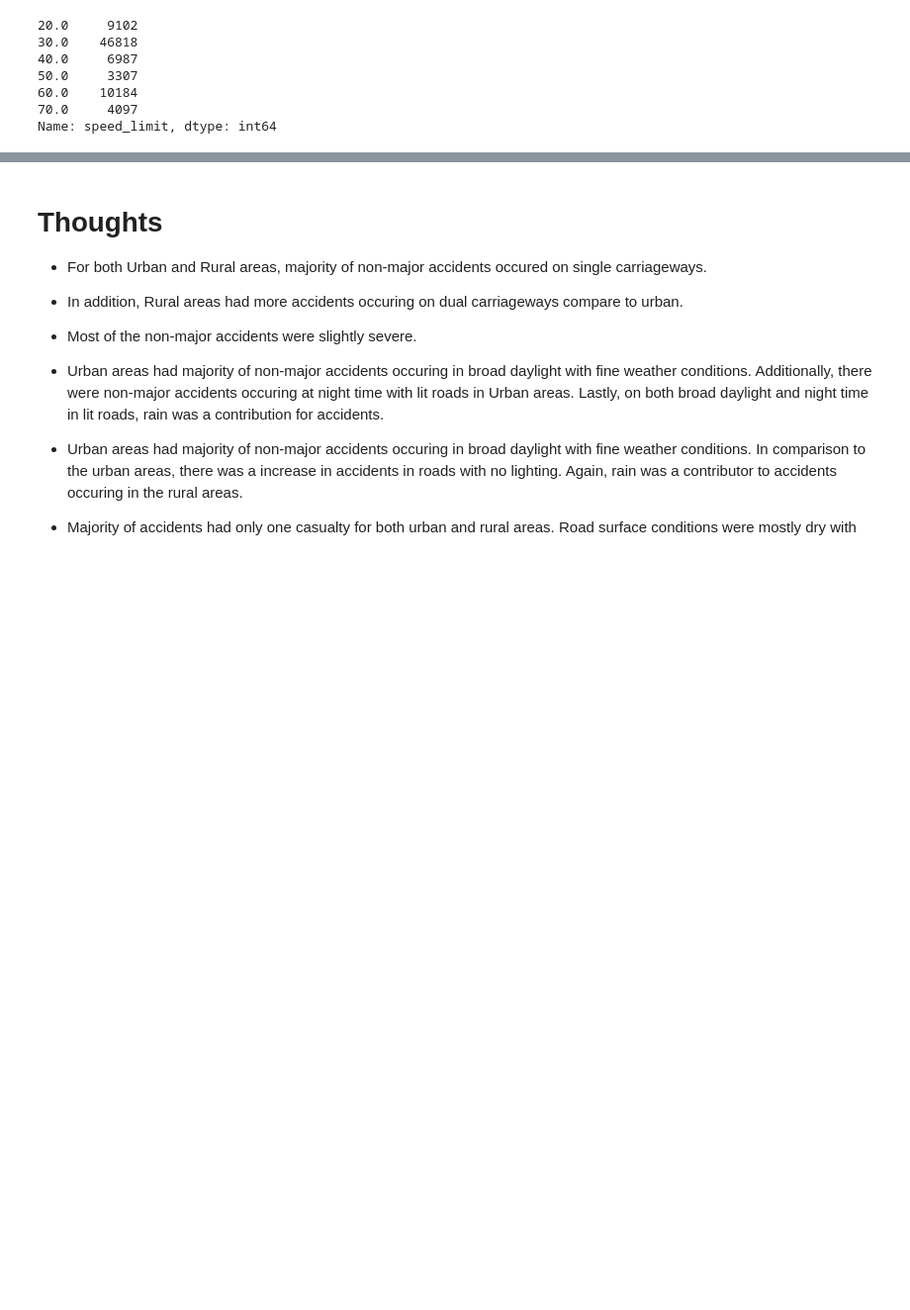
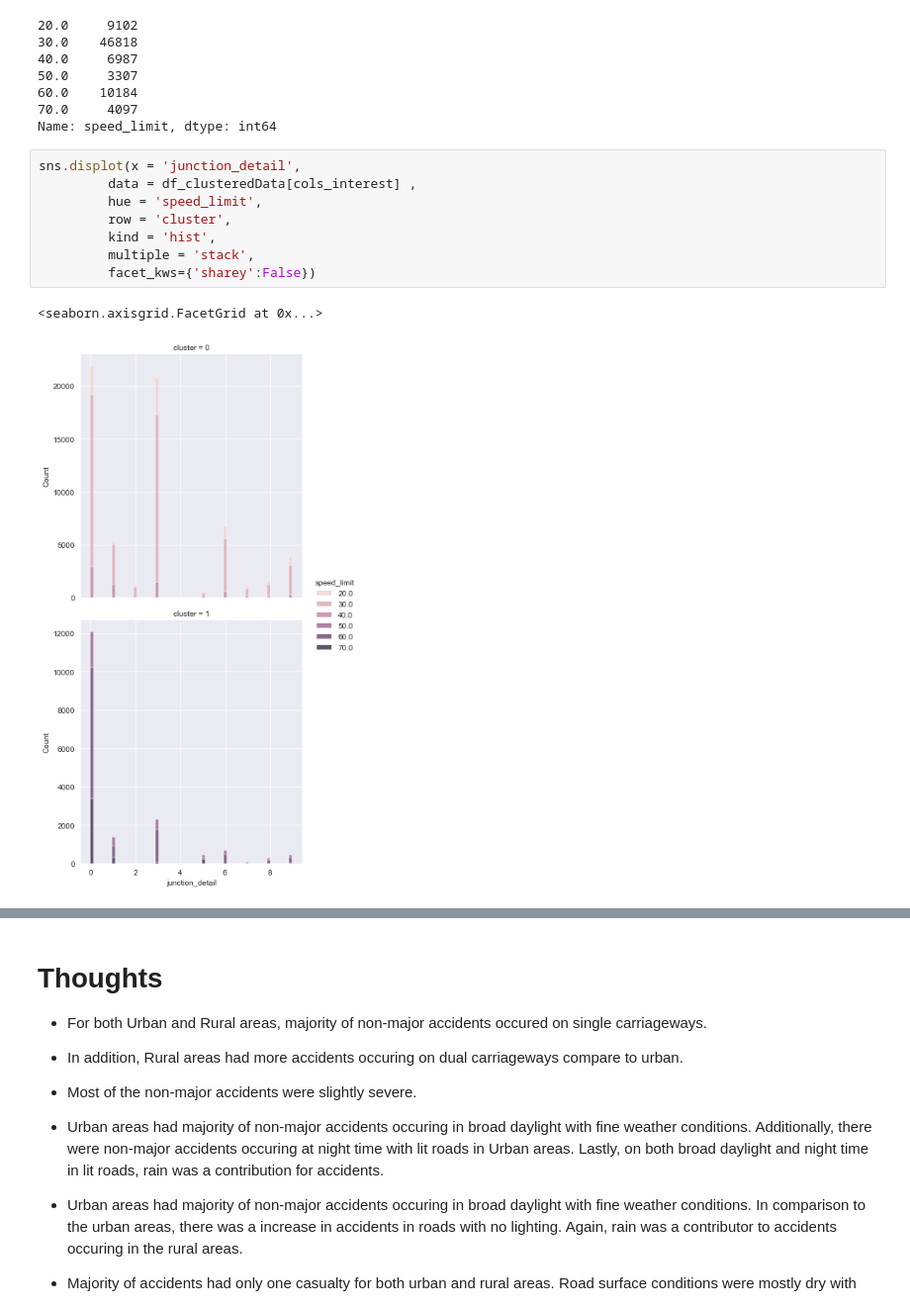
Before and after one commit to LuisEVT/High_Fatality_Accidents, a Jupyter notebook: High_Fatality_Accidents.ipynb, the cells around one changed output, grey strips where cells are left out. Shown at 99% size. Cells and saved outputs as stored; diff of their text form; blank space fills up the shorter version.

Commit message:
Update High_Fatality_Accidents.ipynb
* Analyze the speed limit and road types the accidents were occurring. Finishing answering the last two questions of the notebook.

```diff
--- a/High_Fatality_Accidents.ipynb
+++ b/High_Fatality_Accidents.ipynb
@@ -1301,3 +1301,14 @@ df_clusteredData[cols_interest]['speed_limit'].value_counts().sort_index()
 60.0    10184
 70.0     4097
 Name: speed_limit, dtype: int64
+# %%
+sns.displot(x = 'junction_detail',
+         data = df_clusteredData[cols_interest] ,
+         hue = 'speed_limit',
+         row = 'cluster',
+         kind = 'hist',
+         multiple = 'stack',
+         facet_kws={'sharey':False})
+# %% [output]
+<seaborn.axisgrid.FacetGrid at 0x...>
+[figure, added]
```
Also changed, not shown: parts of 18 cells of this notebook.
